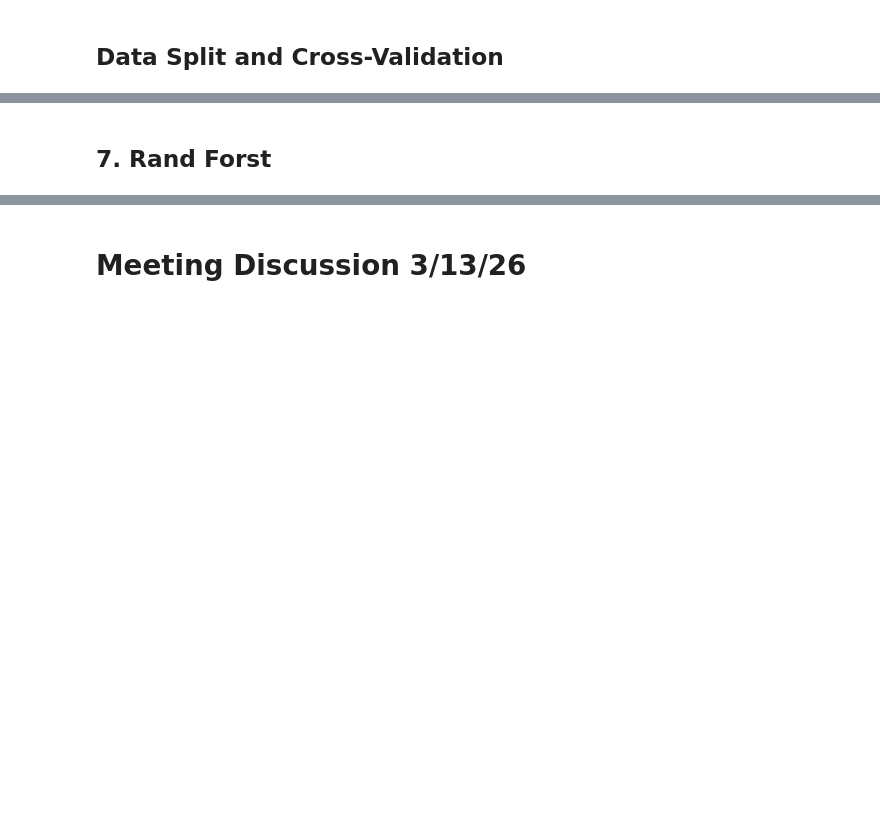
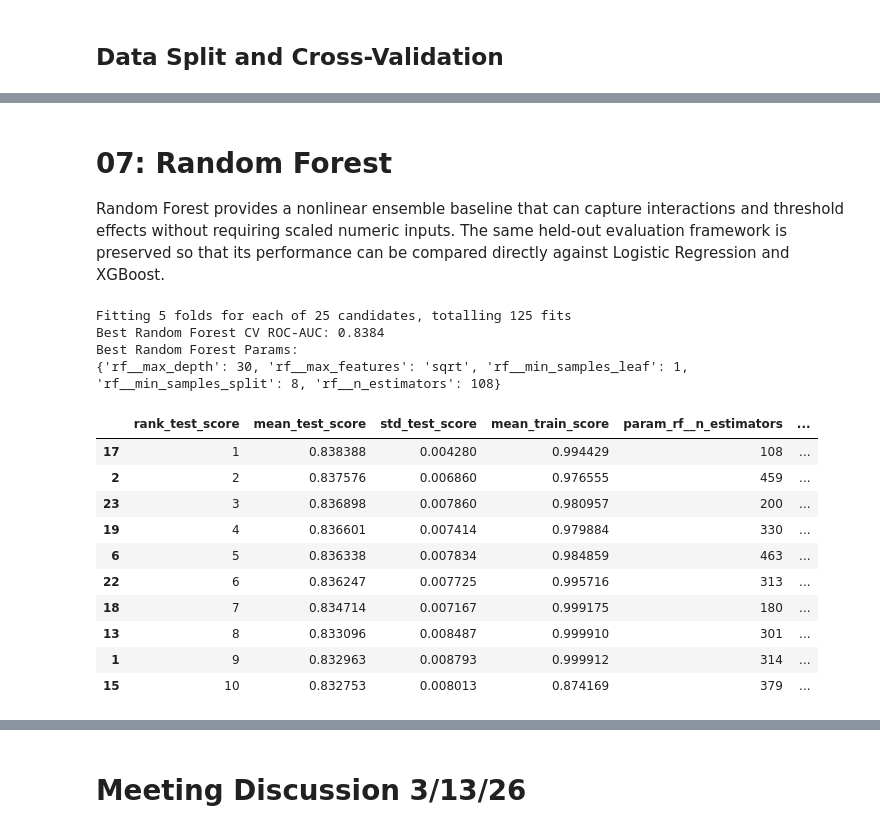
Before and after one commit to Rjashby1/cms-hai-risk-prediction, a Jupyter notebook: code/main_pipeline.ipynb, the cells around one changed output, grey strips where cells are left out. Drawn from its saved outputs; the diff is of its cells as text; code cells hidden in the pictures; blank space fills up the shorter version.

```diff
--- a/code/main_pipeline.ipynb
+++ b/code/main_pipeline.ipynb
@@ -234,4 +403,61 @@ Blurb
 # %% [markdown]
-## 7. Rand Forst
+# 07: Random Forest
+
+Random Forest provides a nonlinear ensemble baseline that can capture interactions and threshold effects without requiring scaled numeric inputs. The same held-out evaluation framework is preserved so that its performance can be compared directly against Logistic Regression and XGBoost.
 # %%
-# 07
+# Step 07: Random Forest
+step_07 = importlib.import_module("07_model_randforest")
+importlib.reload(step_07)
+
+rf_cv, rf_pipe, rf_params = step_07.run_rf_model(
+    preprocess=preprocess_tree,
+    cv=cv_inner,
+    Xtrain=X_train,
+    ytrain=y_train,
+    class_weight=class_weight_balanced,
+    random_seed=RANDOM_SEED,
+    n_iter=25,
+    scoring='roc_auc',
+    n_jobs=-1
+)
+
+rf_best = rf_cv.best_estimator_
+
+print("Best Random Forest CV ROC-AUC:", round(rf_cv.best_score_, 4))
+print("Best Random Forest Params:")
+print(rf_cv.best_params_)
+
+rf_results = pd.DataFrame(rf_cv.cv_results_)
+rf_summary_cols = [
+    'rank_test_score',
+    'mean_test_score',
+    'std_test_score',
+    'mean_train_score',
+    'param_rf__n_estimators',
+    'param_rf__max_depth',
+    'param_rf__min_samples_split',
+    'param_rf__min_samples_leaf',
+    'param_rf__max_features'
+]
+
+display(
+    rf_results[rf_summary_cols]
+    .sort_values('rank_test_score')
+    .head(10)
+)
+# %% [output]
+Fitting 5 folds for each of 25 candidates, totalling 125 fits
+Best Random Forest CV ROC-AUC: 0.8384
+Best Random Forest Params:
+{'rf__max_depth': 30, 'rf__max_features': 'sqrt', 'rf__min_samples_leaf': 1, 'rf__min_samples_split': 8, 'rf__n_estimators': 108}
+|  | rank_test_score | mean_test_score | std_test_score | mean_train_score | param_rf__n_estimators | ... |
+| 17 | 1 | 0.838388 | 0.004280 | 0.994429 | 108 | ... |
+| 2 | 2 | 0.837576 | 0.006860 | 0.976555 | 459 | ... |
+| 23 | 3 | 0.836898 | 0.007860 | 0.980957 | 200 | ... |
+| 19 | 4 | 0.836601 | 0.007414 | 0.979884 | 330 | ... |
+| 6 | 5 | 0.836338 | 0.007834 | 0.984859 | 463 | ... |
+| 22 | 6 | 0.836247 | 0.007725 | 0.995716 | 313 | ... |
+| 18 | 7 | 0.834714 | 0.007167 | 0.999175 | 180 | ... |
+| 13 | 8 | 0.833096 | 0.008487 | 0.999910 | 301 | ... |
+| 1 | 9 | 0.832963 | 0.008793 | 0.999912 | 314 | ... |
+| 15 | 10 | 0.832753 | 0.008013 | 0.874169 | 379 | ... |
```
Also changed, not shown: parts of 20 cells of this notebook, 6 other files.
